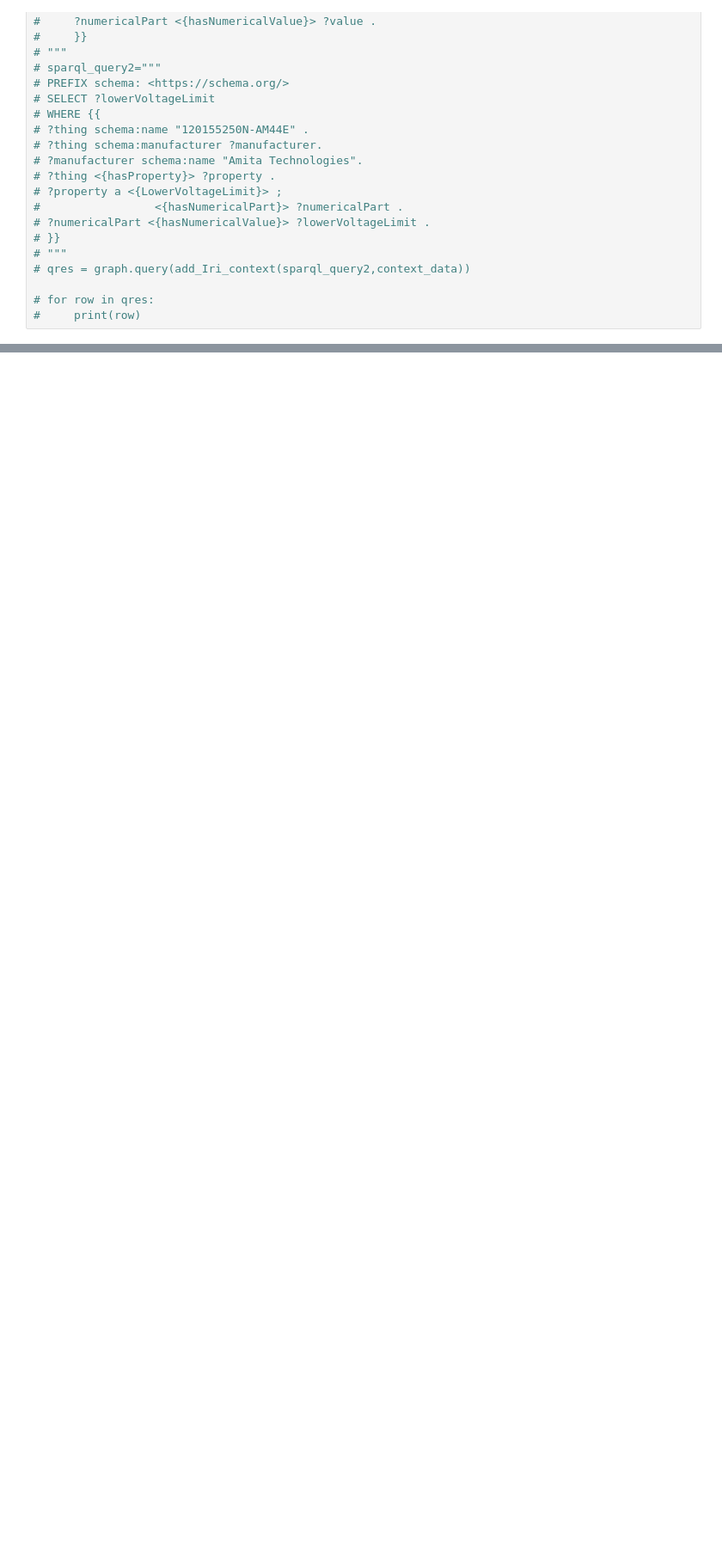
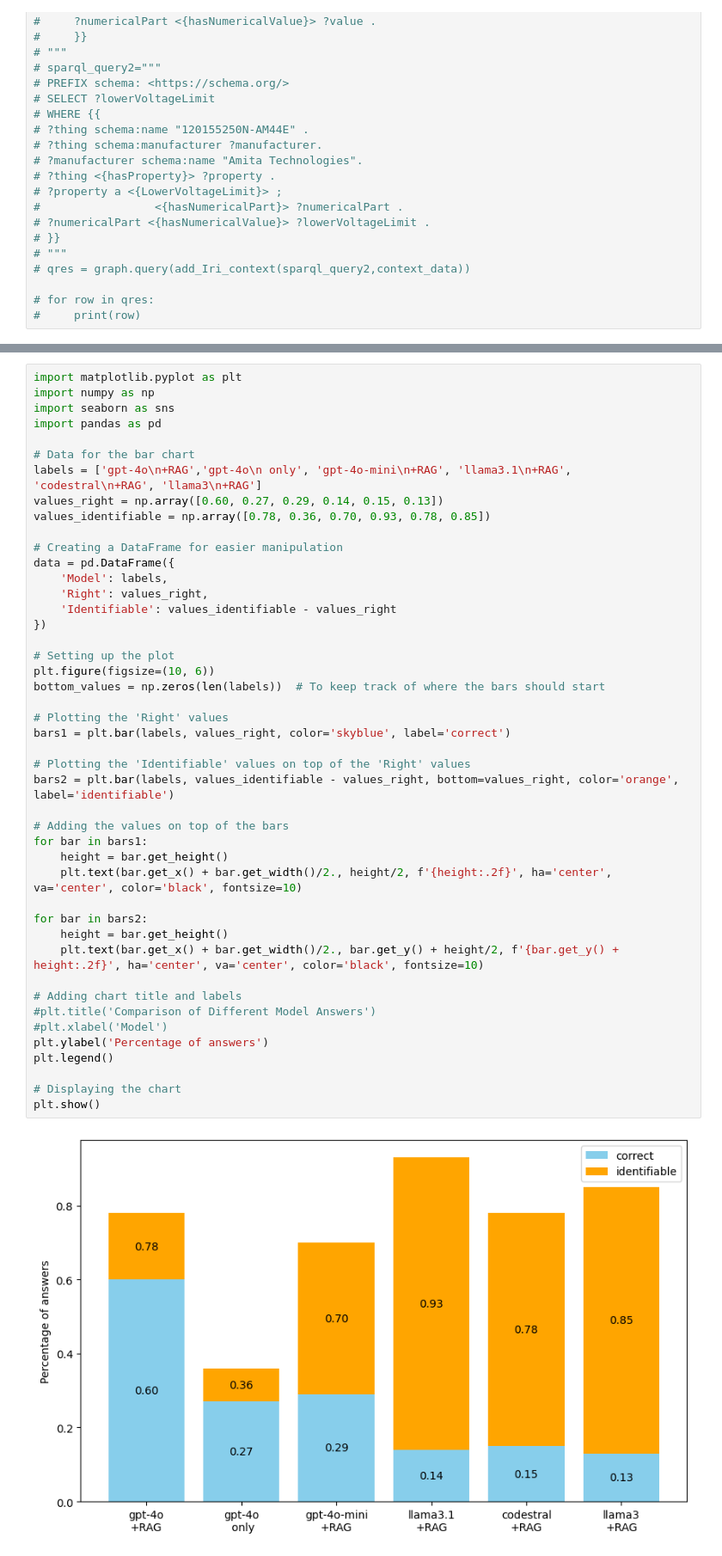
Before and after one commit to phdechent/CellInfoRepository, a Jupyter notebook: GraphRAG.ipynb, the cells around one changed output, grey strips where cells are left out. Shown at 86% size. Saved outputs shown, nothing was run; the diff lists cells and outputs as text; blank space fills up the shorter version.

```diff
--- a/GraphRAG.ipynb
+++ b/GraphRAG.ipynb
@@ -465,0 +570,47 @@ WHERE {{
+# %%
+import matplotlib.pyplot as plt
+import numpy as np
+import seaborn as sns
+import pandas as pd
+
+# Data for the bar chart
+labels = ['gpt-4o\n+RAG','gpt-4o\n only', 'gpt-4o-mini\n+RAG', 'llama3.1\n+RAG', 'codestral\n+RAG', 'llama3\n+RAG']
+values_right = np.array([0.60, 0.27, 0.29, 0.14, 0.15, 0.13])
+values_identifiable = np.array([0.78, 0.36, 0.70, 0.93, 0.78, 0.85])
+
+# Creating a DataFrame for easier manipulation
+data = pd.DataFrame({
+    'Model': labels,
+    'Right': values_right,
+    'Identifiable': values_identifiable - values_right
+})
+
+# Setting up the plot
+plt.figure(figsize=(10, 6))
+bottom_values = np.zeros(len(labels))  # To keep track of where the bars should start
+
+# Plotting the 'Right' values
+bars1 = plt.bar(labels, values_right, color='skyblue', label='correct')
+
+# Plotting the 'Identifiable' values on top of the 'Right' values
+bars2 = plt.bar(labels, values_identifiable - values_right, bottom=values_right, color='orange', label='identifiable')
+
+# Adding the values on top of the bars
+for bar in bars1:
+    height = bar.get_height()
+    plt.text(bar.get_x() + bar.get_width()/2., height/2, f'{height:.2f}', ha='center', va='center', color='black', fontsize=10)
+
+for bar in bars2:
+    height = bar.get_height()
+    plt.text(bar.get_x() + bar.get_width()/2., bar.get_y() + height/2, f'{bar.get_y() + height:.2f}', ha='center', va='center', color='black', fontsize=10)
+
+# Adding chart title and labels
+#plt.title('Comparison of Different Model Answers')
+#plt.xlabel('Model')
+plt.ylabel('Percentage of answers')
+plt.legend()
+
+# Displaying the chart
+plt.show()
+# %% [output]
+[figure, added]
```
Also changed, not shown: parts of 15 cells of this notebook, 1 other file.
